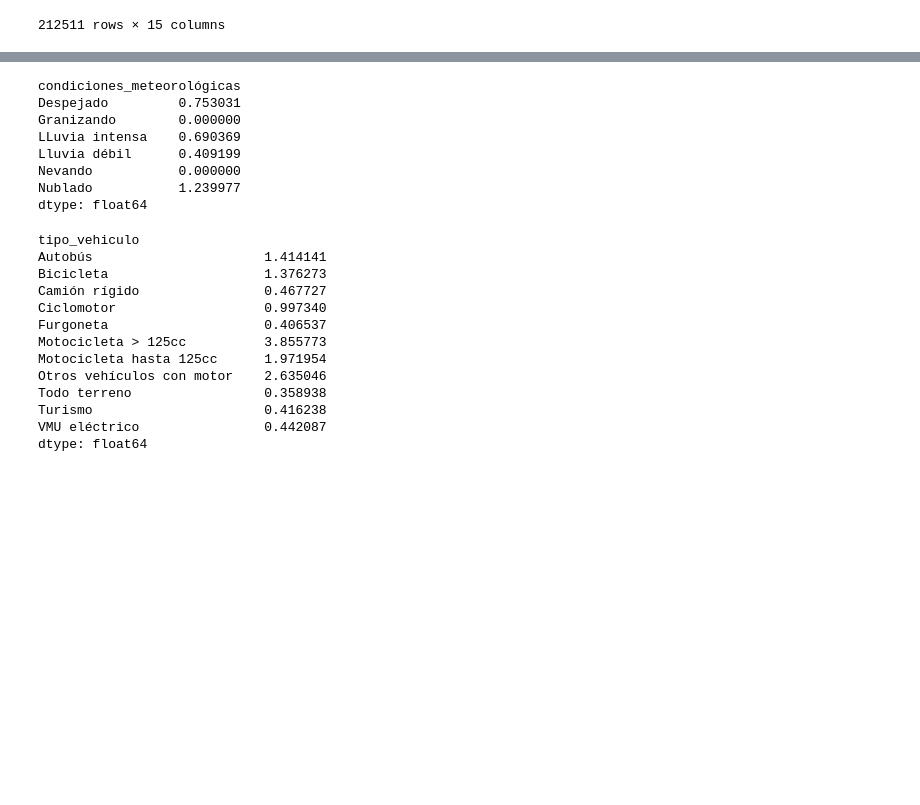
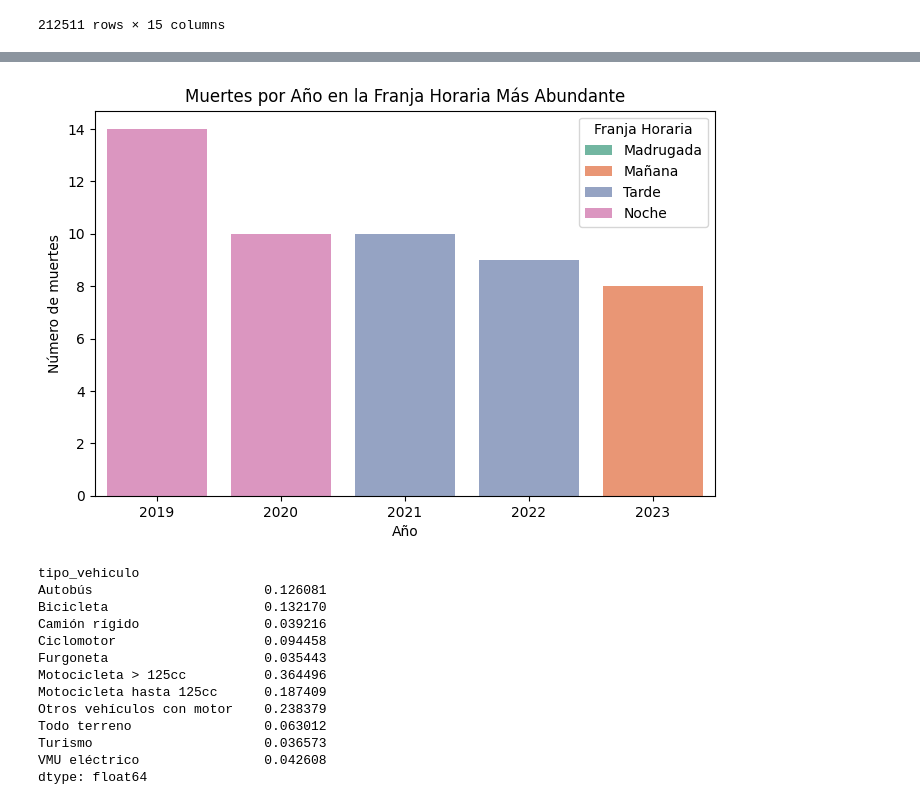
Before and after one commit to Porpi01/Madrid-traffic-accidents-analysis, a Jupyter notebook: Madrid_traffic_accidents.ipynb, the cells around one changed output, grey strips where cells are left out. Cells and saved outputs as stored; diff of their text form; code cells hidden in the pictures; blank space fills up the shorter version.

```diff
--- a/Madrid_traffic_accidents.ipynb
+++ b/Madrid_traffic_accidents.ipynb
@@ -154,3 +201,17 @@ franja_horaria_mas_muertes
+# %%
+#  Gráfico: Muertes de la franja horaria más abundante por año (barras)
+
+plt.figure(figsize=(8,5))
+
+sns.barplot(data=franja_horaria_mas_muertes, x='año', y='muertes', hue='franja_horaria', palette='Set2')
+
+plt.title('Muertes por Año en la Franja Horaria Más Abundante')
+plt.xlabel('Año')
+plt.ylabel('Número de muertes')
+plt.legend(title='Franja Horaria')
+plt.show()
+# %% [output]
+[figure, added]
 # %%
 #  Año + Clima
 
@@ -163,21 +224,11 @@ idx_max = muertes_anual_clima.groupby('año')["%tasa_mortalidad"].idxmax()
 climas_mas_muertes = muertes_anual_clima.loc[idx_max].reset_index(drop=True)
 
 
-# Clima es más letal en proporción a los accidentes que ocurren bajo esa condición por cada 1000 habitantes
+# Clima es más letal en proporción a los accidentes que ocurren bajo esa condición climatológica por cada 100 habitantes
 
 total_accidentes_clima = accidentes.loc[:,'condiciones_meteorológicas'].value_counts()
 muertes_por_clima_total = accidentes.groupby('condiciones_meteorológicas')['muertes'].sum()
-tasa_mortalidad_clima = (muertes_por_clima_total / total_accidentes_clima) * 1000
-tasa_mortalidad_clima
+tasa_mortalidad_clima = (muertes_por_clima_total / total_accidentes_clima) * 100
-# %% [output]
-condiciones_meteorológicas
-Despejado         0.753031
-Granizando        0.000000
-LLuvia intensa    0.690369
-Lluvia débil      0.409199
-Nevando           0.000000
-Nublado           1.239977
-dtype: float64
 # %%
 # Año + Tipo de vehículo
 
@@ -190,10 +241,10 @@ muertes_anual_vehiculo["%tasa_mortalidad"] = (muertes_anual_vehiculo['muertes']
 idx_max_veh = muertes_anual_vehiculo.groupby('año')["%tasa_mortalidad"].idxmax()
 vehiculos_mas_muertes = muertes_anual_vehiculo.loc[idx_max_veh].reset_index(drop=True)
 
-# Tasa mortalidad total por vehículo (muertes / total accidentes de ese vehículo)
+# Tasa mortalidad total por vehículo (muertes / total accidentes de ese vehículo) por cada 100 habitantes
 total_accidentes_vehiculo = accidentes.loc[:,'tipo_vehiculo'].value_counts()
 muertes_por_vehiculo_total = accidentes.groupby('tipo_vehiculo')['muertes'].sum()
-tasa_mortalidad_vehiculo = (muertes_por_vehiculo_total / total_accidentes_vehiculo) * 1000
+tasa_mortalidad_vehiculo = (muertes_por_vehiculo_total / total_accidentes_vehiculo) * 100
 
 # Filtrar vehículos con muertes > 0 en el DataFrame anual
 muertes_anual_vehiculo = muertes_anual_vehiculo[muertes_anual_vehiculo['muertes'] > 0].reset_index(drop=True)
@@ -203,17 +254,17 @@ vehiculos_con_muertes = tasa_mortalidad_vehiculo[tasa_mortalidad_vehiculo > 0]
 vehiculos_con_muertes
 # %% [output]
 tipo_vehiculo
-Autobús                      1.414141
-Bicicleta                    1.376273
-Camión rígido                0.467727
-Ciclomotor                   0.997340
-Furgoneta                    0.406537
-Motocicleta > 125cc          3.855773
-Motocicleta hasta 125cc      1.971954
-Otros vehículos con motor    2.635046
-Todo terreno                 0.358938
-Turismo                      0.416238
-VMU eléctrico                0.442087
+Autobús                      0.126081
+Bicicleta                    0.132170
+Camión rígido                0.039216
+Ciclomotor                   0.094458
+Furgoneta                    0.035443
+Motocicleta > 125cc          0.364496
+Motocicleta hasta 125cc      0.187409
+Otros vehículos con motor    0.238379
+Todo terreno                 0.063012
+Turismo                      0.036573
+VMU eléctrico                0.042608
 dtype: float64
 # %%
 #  Año + Tipo de accidente
```
Also changed, not shown: parts of 9 cells of this notebook, 1 other file.
